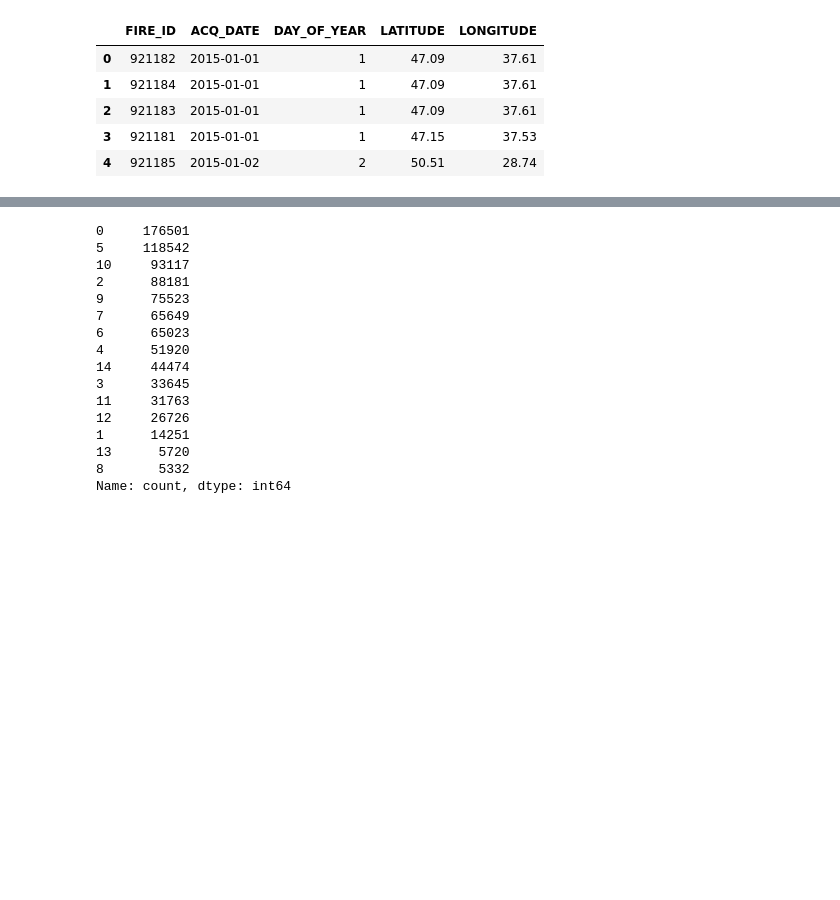
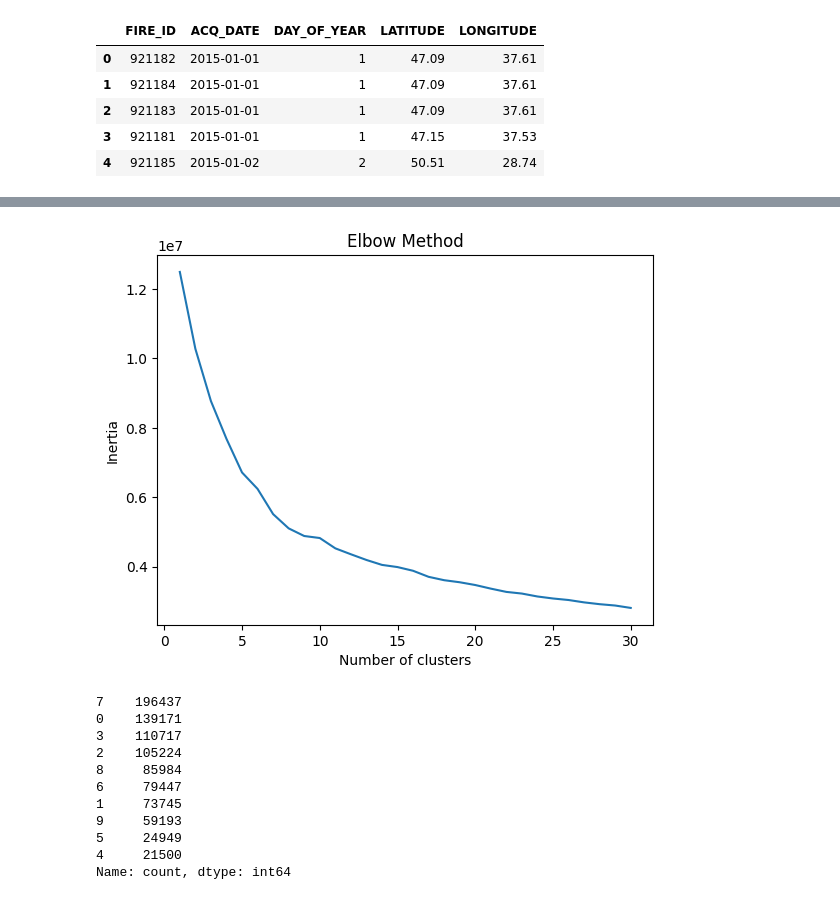
Before and after one commit to GianMan89/war-fire-model, a Jupyter notebook: clustering.ipynb, the cells around one changed output, grey strips where cells are left out. Saved outputs shown, nothing was run; the diff lists cells and outputs as text; code cells hidden in the pictures; blank space fills up the shorter version.

```diff
--- a/clustering.ipynb
+++ b/clustering.ipynb
@@ -124,8 +104,26 @@ X_pre_pca.head()
+# %%
+# Find the optimal number of clusters using the elbow method
+from sklearn.cluster import KMeans
+import matplotlib.pyplot as plt
+
+inertia = []
+for i in range(1, 31):
+    kmeans = KMeans(n_clusters=i, random_state=42)
+    kmeans.fit(X_pre_pca)
+    inertia.append(kmeans.inertia_)
+
+plt.plot(range(1, 31), inertia)
+plt.title('Elbow Method')
+plt.xlabel('Number of clusters')
+plt.ylabel('Inertia')
+plt.show()
+# %% [output]
+[figure, added]
 # %%
 # Use a clustering algorithm where I can specify the number of clusters
 from sklearn.cluster import KMeans
 
-kmeans = KMeans(n_clusters=15)
+kmeans = KMeans(n_clusters=10)
 kmeans.fit(X_pre_pca)
 
 # Get the labels of the clusters
@@ -135,21 +133,16 @@ y_labels = kmeans.labels_
 cluster_sizes = pd.Series(kmeans.labels_).value_counts()
 cluster_sizes
 # %% [output]
-0     176501
-5     118542
-10     93117
-2      88181
-9      75523
-7      65649
-6      65023
-4      51920
-14     44474
-3      33645
-11     31763
-12     26726
-1      14251
-13      5720
-8       5332
+7    196437
+0    139171
+3    110717
+2    105224
+8     85984
+6     79447
+1     73745
+9     59193
+5     24949
+4     21500
 Name: count, dtype: int64
 # %%
 # Save the cluster labels to a file
```
Also changed, not shown: parts of 6 cells of this notebook, 12 other files.
